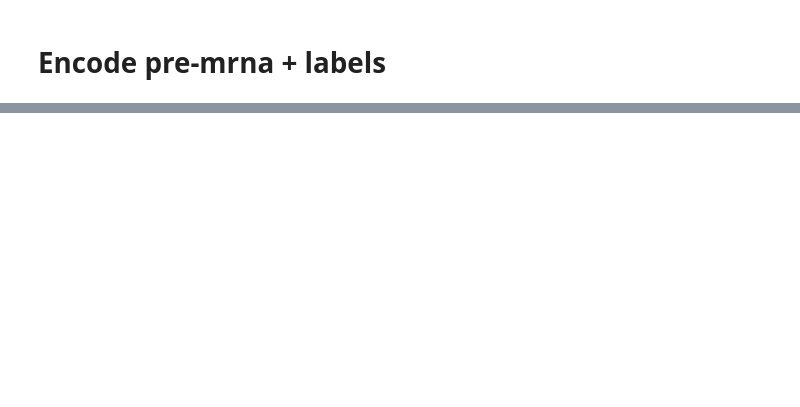
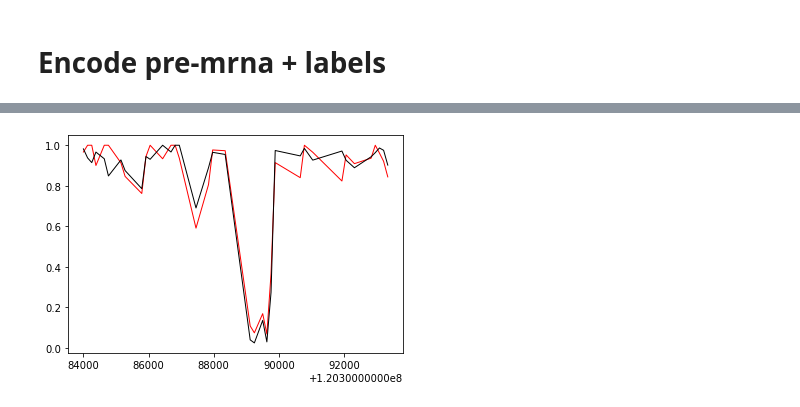
Before and after one commit to dmnburrows/deepNN_splice, a Jupyter notebook: data_process.ipynb, the cells around one changed output, grey strips where cells are left out. Cells and saved outputs as stored; diff of their text form; code cells hidden in the pictures; blank space fills up the shorter version.

```diff
--- a/data_process.ipynb
+++ b/data_process.ipynb
@@ -1085,0 +1351,13 @@ pred = model(seq, head = 'human') # (896, 5313)
+# %%
+#Visualise mc tracks -> load bigwig files -> check smoothing
+import pyBigWig as bw
+# Plot CH and CG methylation
+prac = np.asarray(bw_prac1)
+prac = bw_prac1[np.isnan(bw_prac1[:,2]) !=True]
+plt.plot(prac[:,0], prac[:,2], linewidth=1, c='red', label='C4_1')
+prac = np.asarray(bw_prac2)
+prac=bw_prac2[np.isnan(bw_prac2[:,2]) !=True]
+plt.plot(prac[:,0], prac[:,2], linewidth=1, c='k', label='C4_2')
+plt.show()
+# %% [output]
+[figure, added]
```
Also changed, not shown: parts of 61 cells of this notebook, 6 other files.
